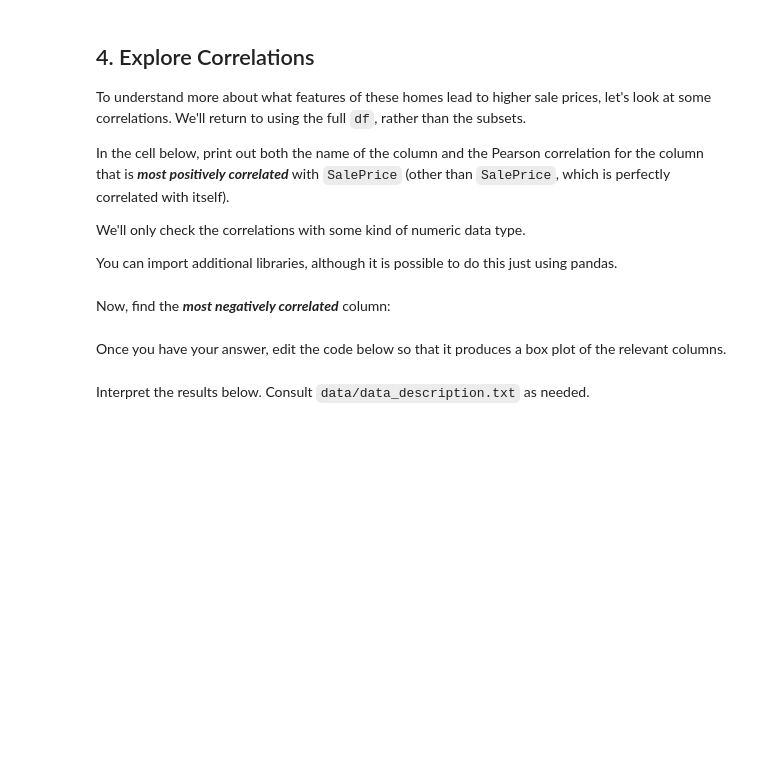
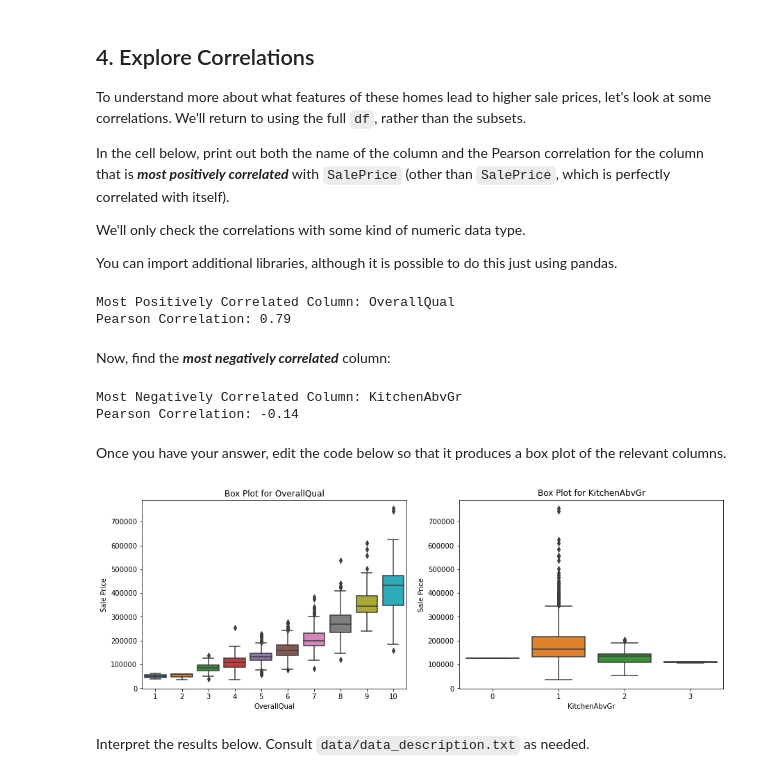
Before and after one commit to chogevic/dsc-pandas-eda-lab, a Jupyter notebook: index.ipynb, the cells around one changed output. Saved outputs shown, nothing was run; the diff lists cells and outputs as text; code cells hidden in the pictures; blank space fills up the shorter version.

```diff
--- a/index.ipynb
+++ b/index.ipynb
@@ -354,2 +370,14 @@ You can import additional libraries, although it is possible to do this just usi
+# %%
+# Your code here
+numeric_columns = df.select_dtypes(exclude=[object])
+correlations = numeric_columns.corr()['SalePrice'].sort_values(ascending=False)
+correlations = correlations.drop('SalePrice')
+most_positively_correlated_column = correlations.index[0]
+correlation_value = correlations[0]
+print(f"Most Positively Correlated Column: {most_positively_correlated_column}")
+print(f"Pearson Correlation: {correlation_value:.2f}")
+# %% [output]
+Most Positively Correlated Column: OverallQual
+Pearson Correlation: 0.79
 # %% [markdown]
 Now, find the ***most negatively correlated*** column:
@@ -358,31 +384,43 @@ Now, find the ***most negatively correlated*** column:
+# %%
+# Your code here
+correlations = numeric_columns.corr()['SalePrice'].sort_values(ascending=True)
+most_negatively_correlated_column = correlations.index[0]
+correlation_value = correlations[0]
+print(f"Most Negatively Correlated Column: {most_negatively_correlated_column}")
+print(f"Pearson Correlation: {correlation_value:.2f}")
+# %% [output]
+Most Negatively Correlated Column: KitchenAbvGr
+Pearson Correlation: -0.14
 # %% [markdown]
 Once you have your answer, edit the code below so that it produces a box plot of the relevant columns.
 # %%
 # Replace None with appropriate code
 
 import seaborn as sns
 
 fig, (ax1, ax2) = plt.subplots(ncols=2, figsize=(15,5))
 
 # Plot distribution of column with highest correlation
 sns.boxplot(
-    x=None,
+    x=df[most_positively_correlated_column],
     y=df["SalePrice"],
     ax=ax1
 )
 # Plot distribution of column with most negative correlation
 sns.boxplot(
-    x=None,
+    x=df[most_negatively_correlated_column],
     y=df["SalePrice"],
     ax=ax2
 )
 
 # Customize labels
-ax1.set_title(None)
-ax1.set_xlabel(None)
+ax1.set_title(f"Box Plot for {most_positively_correlated_column}")
+ax1.set_xlabel(f"{most_positively_correlated_column}")
 ax1.set_ylabel("Sale Price")
-ax2.set_title(None)
-ax2.set_xlabel(None)
+ax2.set_title(f"Box Plot for {most_negatively_correlated_column}")
+ax2.set_xlabel(f"{most_negatively_correlated_column}")
 ax2.set_ylabel("Sale Price");
+# %% [output]
+[figure, added]
 # %% [markdown]
 Interpret the results below. Consult `data/data_description.txt` as needed.
```
Also changed, not shown: parts of 16 cells of this notebook.
